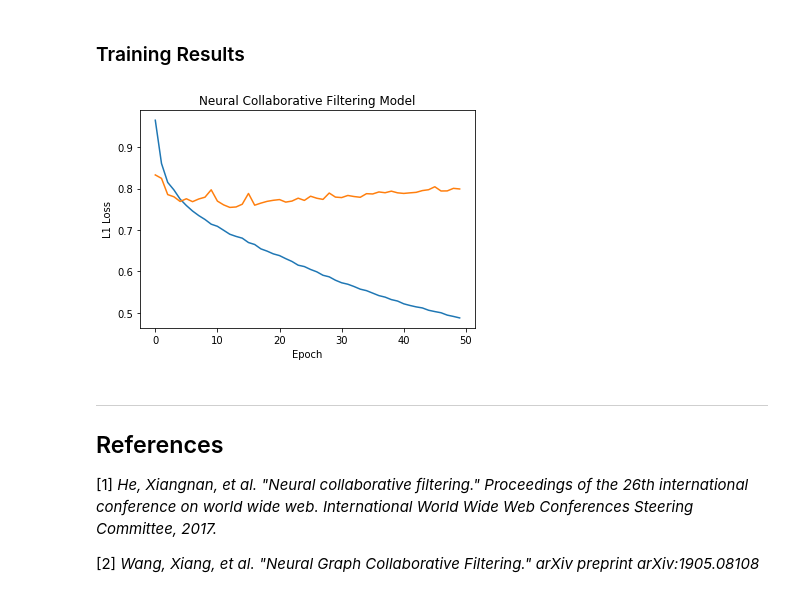
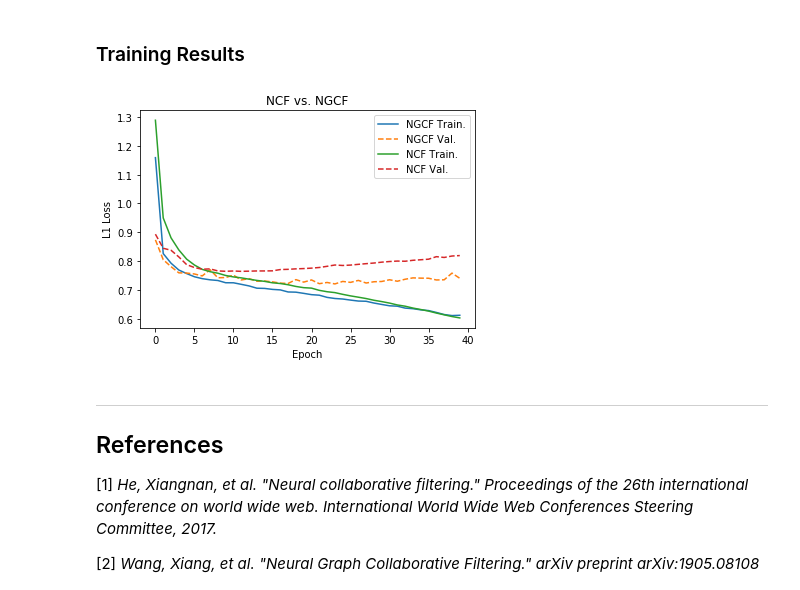
Before and after one commit to Movinder/movielens-imdb-exploration, a Jupyter notebook: collaborative_filtering_can.ipynb, the cells around one changed output. Cells and saved outputs as stored; diff of their text form; code cells hidden in the pictures.

```diff
--- a/collaborative_filtering_can.ipynb
+++ b/collaborative_filtering_can.ipynb
@@ -372,13 +416,20 @@ Batch Size: 1024 | First Layer Neuron: [64, 64, 64, 64] | Learning Rate: 0.001 -
 # %% [markdown]
 ### Training Results
+# %%
+nf_out = torch.load('ncf_model_loss.pth.tar')
+ncf_out = torch.load('ngcf_model_loss.pth.tar')
 # %%
-plt.title('Neural Collaborative Filtering Model')
-plt.plot(ncf_out['train_losses'], label='Training')
-plt.plot(ncf_out['val_losses'], label='Validation')
+plt.title('NCF vs. NGCF')
+plt.plot(ncf_out['train_losses'], label='NGCF Train.')
+plt.plot(ncf_out['val_losses'], label='NGCF Val.', linestyle='--')
+plt.plot(nf_out['train_losses'], label='NCF Train.')
+plt.plot(nf_out['val_losses'], label='NCF Val.', linestyle='--')
 _ = plt.ylabel('L1 Loss')
 _ = plt.xlabel('Epoch')
+_ = plt.legend()
+plt.savefig('ncf_ngcf.png', bbox_inches='tight', dpi=200)
 # %% [output]
-[figure, old version]
+[figure, new version]
 # %% [markdown]
 ***
 
```
Also changed, not shown: parts of 3 cells of this notebook.
